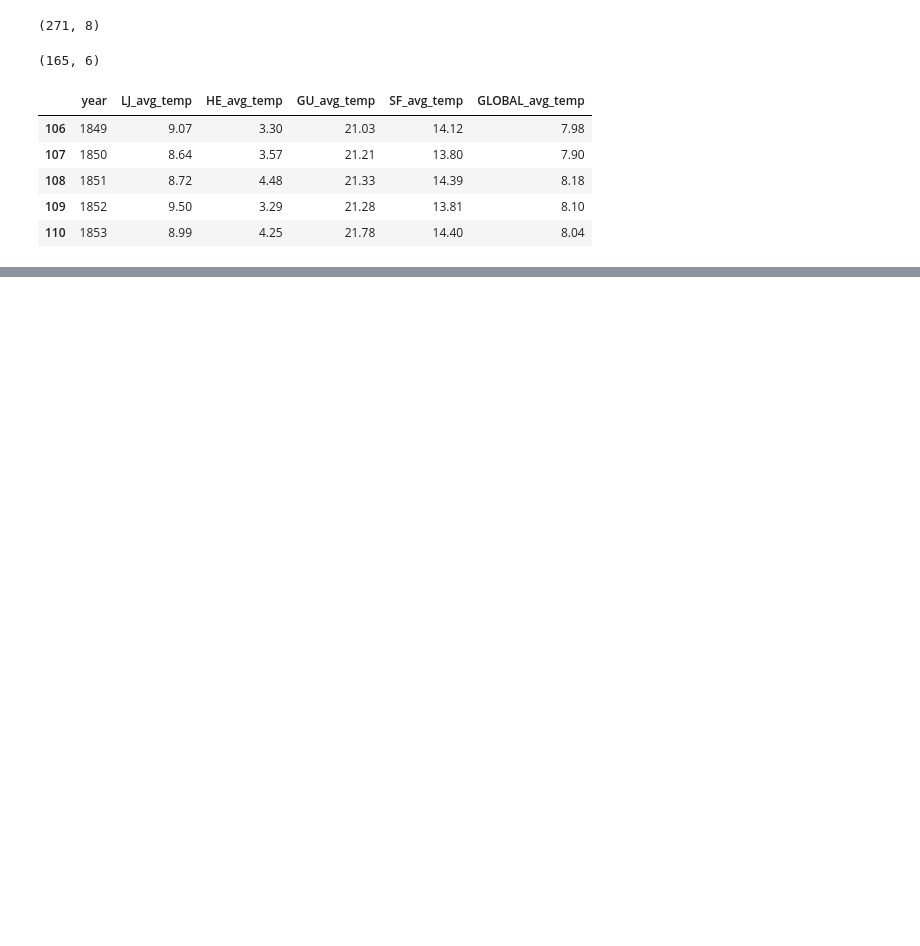
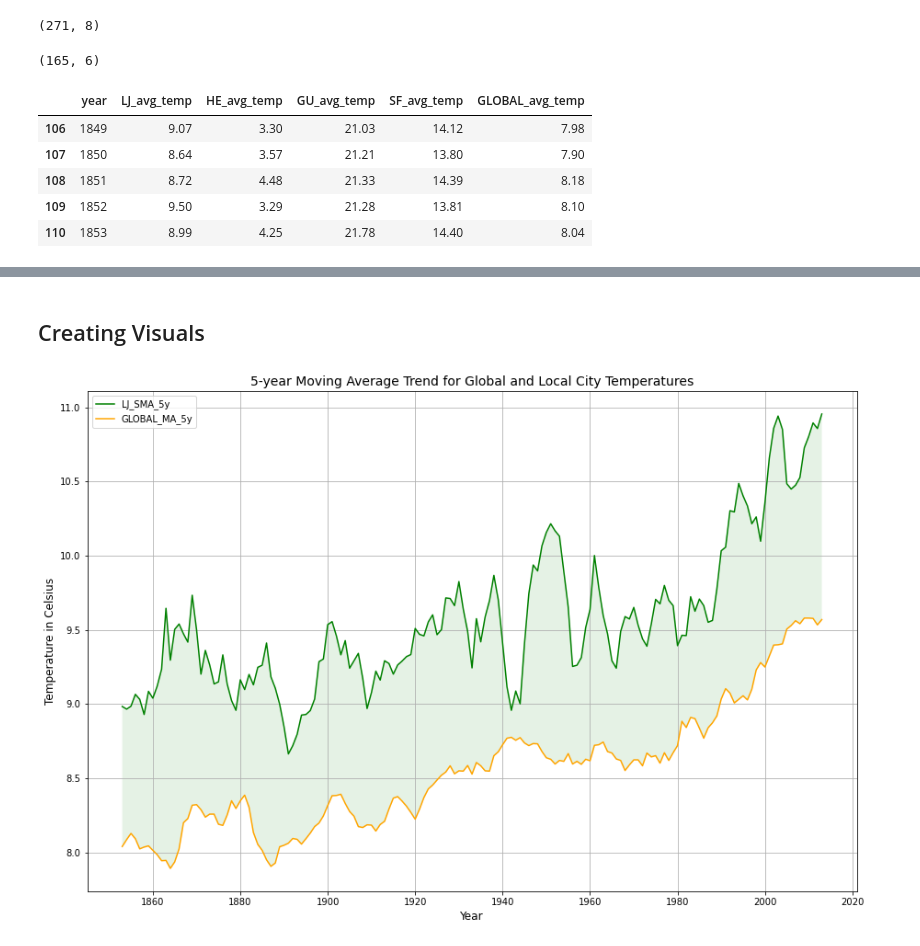
Before and after one commit to AndrejaCH/Weather_Trends, a Jupyter notebook: WeatherTrends.ipynb, the cells around one changed output, grey strips where cells are left out. Saved outputs shown, nothing was run; the diff lists cells and outputs as text; code cells hidden in the pictures; blank space fills up the shorter version.

```diff
--- a/WeatherTrends.ipynb
+++ b/WeatherTrends.ipynb
@@ -91,0 +93,25 @@ import matplotlib.pyplot as plt
+# %% [markdown]
+## Creating Visuals
+# %%
+# Plot the averages - Ljubljana and Global: 5-year MA
+plt.figure(figsize=(15,10))
+plt.grid(True)
+plt.plot(df['year'], df['LJ_MA_5y'],label='LJ_SMA_5y', color='green')
+plt.plot(df['year'], df['GLOBAL_MA_5y'],label='GLOBAL_MA_5y', color='orange')
+plt.fill_between(df['year'], df['LJ_MA_5y'], df['GLOBAL_MA_5y'], facecolor='green', alpha=0.1 )
+plt.legend(loc=2)
+
+# Create labels for the x and y axes.
+plt.xlabel("Year", size=12)
+plt.ylabel("Temperature in Celsius", size=12)
+
+# Create a title.
+plt.title("5-year Moving Average Trend for Global and Local City Temperatures", size=14)
+
+# Save the figure.
+plt.savefig("Analysis/Aveg_Temp_5year_MA_2cities.png")
+
+# Show the plot
+plt.show()
+# %% [output]
+[figure, added]
```
Also changed, not shown: parts of 26 cells of this notebook, 2 other files.
